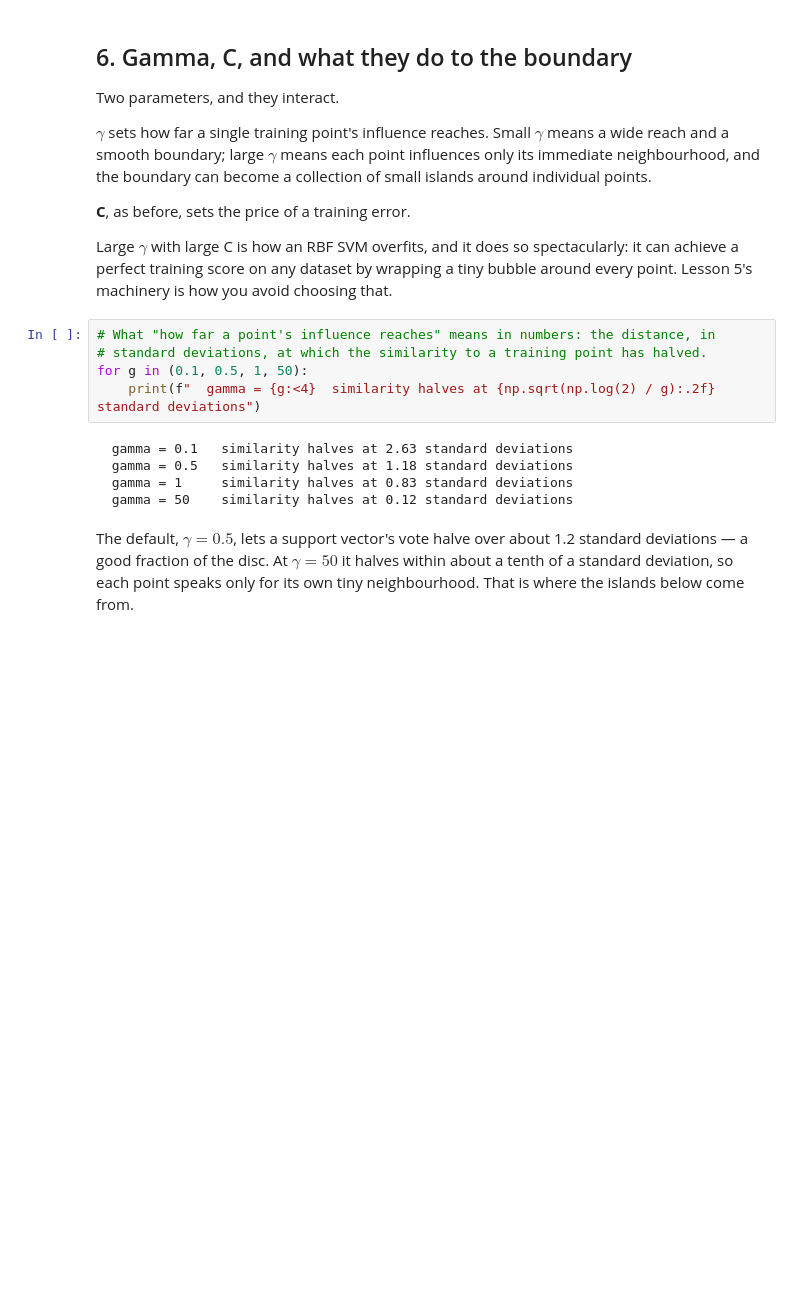
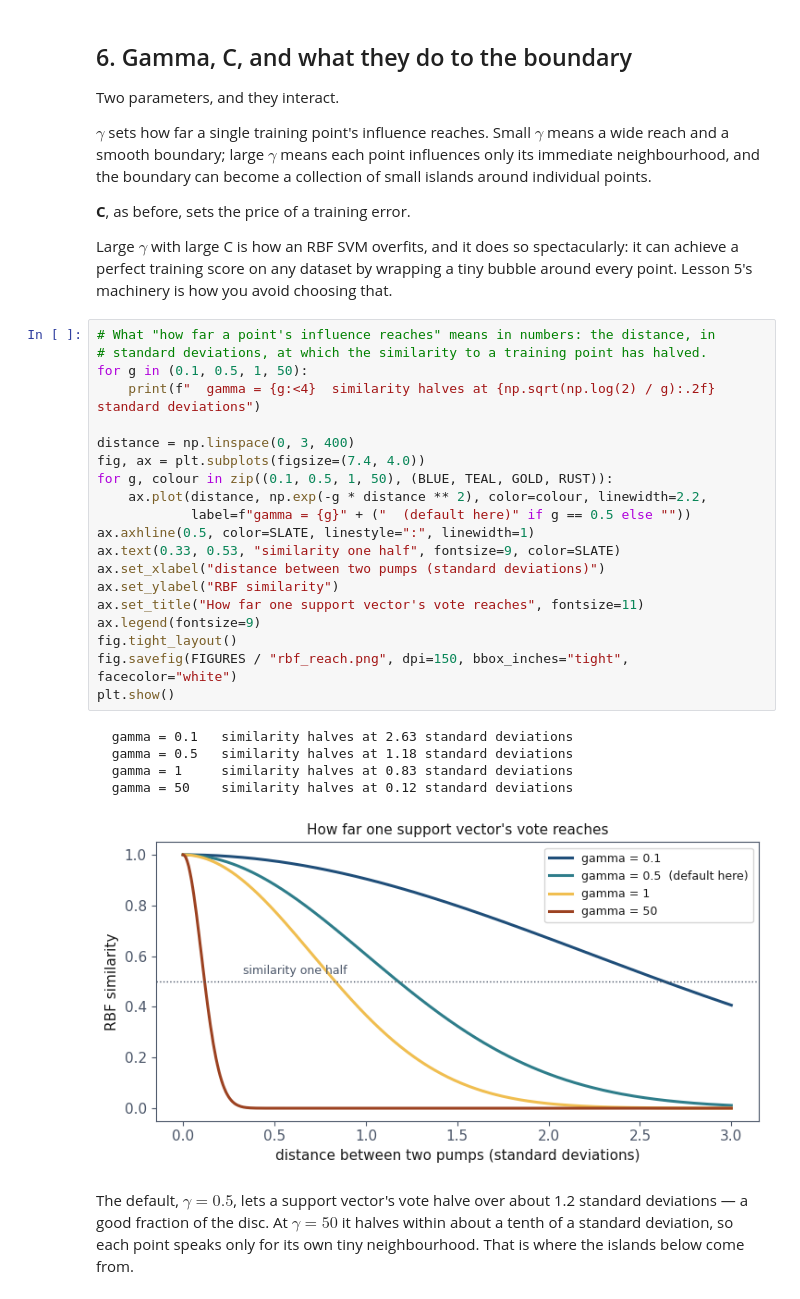
Before and after one commit to fabioantonini/technologies-for-artificial-intelligence, a Jupyter notebook: Lessons/06_knn_naive_bayes_svm/Notebooks/03_svm_margins_and_kernels.ipynb, the cells around one changed output. Cells and saved outputs as stored; diff of their text form; blank space fills up the shorter version.

```diff
--- a/Lessons/06_knn_naive_bayes_svm/Notebooks/03_svm_margins_and_kernels.ipynb
+++ b/Lessons/06_knn_naive_bayes_svm/Notebooks/03_svm_margins_and_kernels.ipynb
@@ -409,13 +493,29 @@ choosing that.
 # %%
 # What "how far a point's influence reaches" means in numbers: the distance, in
 # standard deviations, at which the similarity to a training point has halved.
 for g in (0.1, 0.5, 1, 50):
     print(f"  gamma = {g:<4}  similarity halves at {np.sqrt(np.log(2) / g):.2f} standard deviations")
+
+distance = np.linspace(0, 3, 400)
+fig, ax = plt.subplots(figsize=(7.4, 4.0))
+for g, colour in zip((0.1, 0.5, 1, 50), (BLUE, TEAL, GOLD, RUST)):
+    ax.plot(distance, np.exp(-g * distance ** 2), color=colour, linewidth=2.2,
+            label=f"gamma = {g}" + ("  (default here)" if g == 0.5 else ""))
+ax.axhline(0.5, color=SLATE, linestyle=":", linewidth=1)
+ax.text(0.33, 0.53, "similarity one half", fontsize=9, color=SLATE)
+ax.set_xlabel("distance between two pumps (standard deviations)")
+ax.set_ylabel("RBF similarity")
+ax.set_title("How far one support vector's vote reaches", fontsize=11)
+ax.legend(fontsize=9)
+fig.tight_layout()
+fig.savefig(FIGURES / "rbf_reach.png", dpi=150, bbox_inches="tight", facecolor="white")
+plt.show()
 # %% [output]
   gamma = 0.1   similarity halves at 2.63 standard deviations
   gamma = 0.5   similarity halves at 1.18 standard deviations
   gamma = 1     similarity halves at 0.83 standard deviations
   gamma = 50    similarity halves at 0.12 standard deviations
+[figure, added]
 # %% [markdown]
 The default, $\gamma = 0.5$, lets a support vector's vote halve over about
 1.2 standard deviations — a good fraction of the disc. At $\gamma = 50$ it halves
```
Also changed, not shown: parts of 4 cells of this notebook, 11 other files.
